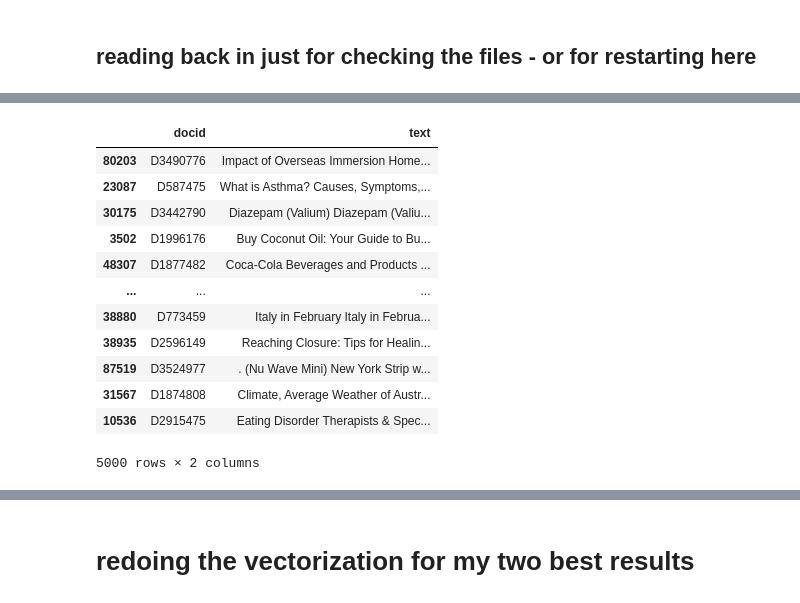
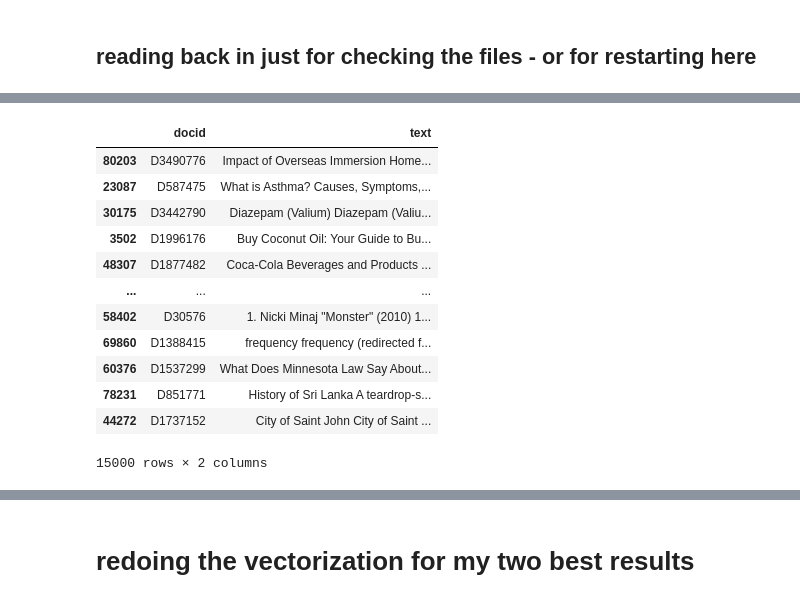
Before and after one commit to Coperr/information-retrieval, a Jupyter notebook: notebook3.ipynb, the cells around one changed output, grey strips where cells are left out. Cells and saved outputs as stored; diff of their text form; code cells hidden in the pictures.

```diff
--- a/notebook3.ipynb
+++ b/notebook3.ipynb
@@ -93,19 +162,19 @@ tqdm.pandas()
 # %%
 # this is a different doc, no longer distinguishing title and body
 docs = pd.read_csv('our.text.msmarco.docs.tsv',sep='\t',usecols=[1,2])
-docs = docs.sample(n=5000, random_state=42) #reduce to 5 documents
+docs = docs.sample(n=15000, random_state=42) #reduce to 5 documents
 docs
 # %% [output]
 |  | docid | text |
 | 80203 | D3490776 | Impact of Overseas Immersion Home... |
 | 23087 | D587475 | What is Asthma? Causes, Symptoms,... |
 | 30175 | D3442790 | Diazepam (Valium) Diazepam (Valiu... |
 | 3502 | D1996176 | Buy Coconut Oil: Your Guide to Bu... |
 | 48307 | D1877482 | Coca-Cola Beverages and Products ... |
 | ... | ... | ... |
-| 38880 | D773459 | Italy in February Italy in Februa... |
-| 38935 | D2596149 | Reaching Closure: Tips for Healin... |
-| 87519 | D3524977 | . (Nu Wave Mini) New York Strip w... |
-| 31567 | D1874808 | Climate, Average Weather of Austr... |
-| 10536 | D2915475 | Eating Disorder Therapists & Spec... |
+| 58402 | D30576 | 1. Nicki Minaj "Monster" (2010) 1... |
+| 69860 | D1388415 | frequency frequency (redirected f... |
+| 60376 | D1537299 | What Does Minnesota Law Say About... |
+| 78231 | D851771 | History of Sri Lanka A teardrop-s... |
+| 44272 | D1737152 | City of Saint John City of Saint ... |
-5000 rows × 2 columns
+15000 rows × 2 columns
```
Also changed, not shown: parts of 28 cells of this notebook.
